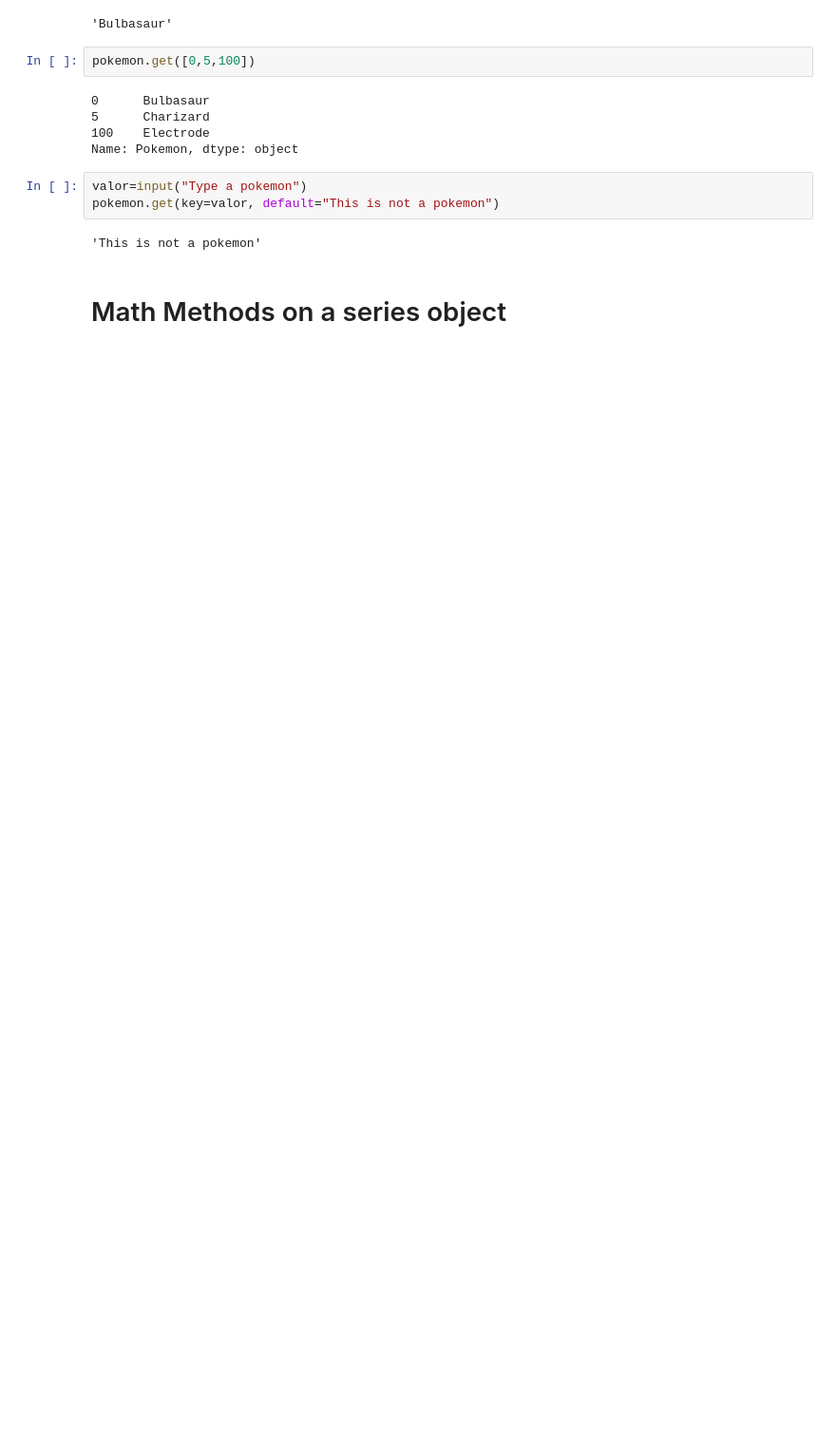
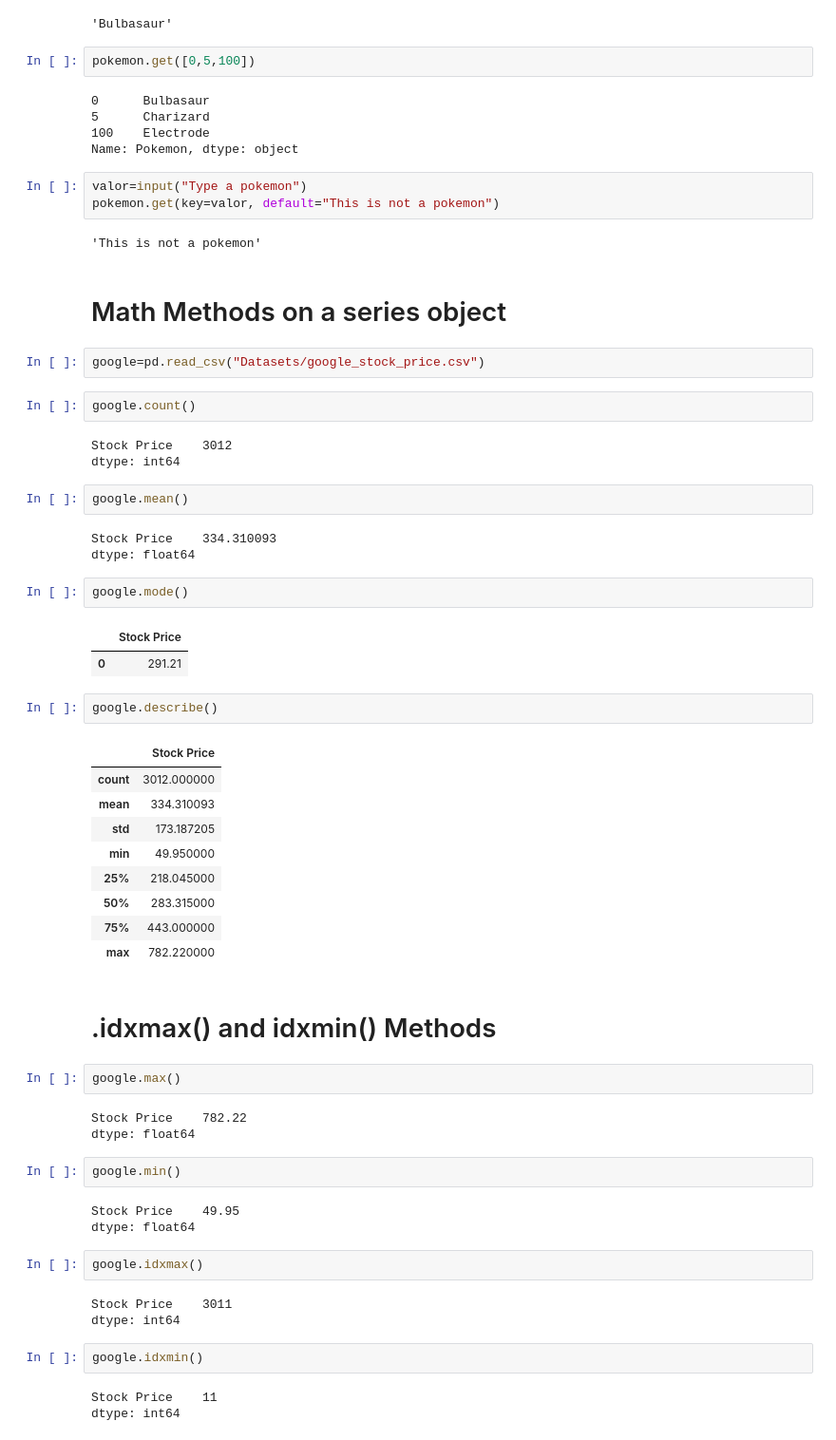
Before and after one commit to Carloss-Angulo/Ciencia-De-Datos-2026, a Jupyter notebook: Evidencias/Modulo 2/Series.ipynb, the cells around one changed output. Shown at 95% size. Cells and saved outputs as stored; diff of their text form; blank space fills up the shorter version.

```diff
--- a/Apuntes de clase/Modulo 2/Series.ipynb
+++ b/Evidencias/Modulo 2/Series.ipynb
@@ -578,3 +578,54 @@ pokemon.get(key=valor, default="This is not a pokemon")
 'This is not a pokemon'
 # %% [markdown]
 # Math Methods on a series object
+# %%
+google=pd.read_csv("Datasets/google_stock_price.csv")
+# %%
+google.count()
+# %% [output]
+Stock Price    3012
+dtype: int64
+# %%
+google.mean()
+# %% [output]
+Stock Price    334.310093
+dtype: float64
+# %%
+google.mode()
+# %% [output]
+|  | Stock Price |
+| 0 | 291.21 |
+# %%
+google.describe()
+# %% [output]
+|  | Stock Price |
+| count | 3012.000000 |
+| mean | 334.310093 |
+| std | 173.187205 |
+| min | 49.950000 |
+| 25% | 218.045000 |
+| 50% | 283.315000 |
+| 75% | 443.000000 |
+| max | 782.220000 |
+# %% [markdown]
+# .idxmax() and idxmin() Methods
+# %%
+google.max()
+# %% [output]
+Stock Price    782.22
+dtype: float64
+# %%
+google.min()
+# %% [output]
+Stock Price    49.95
+dtype: float64
+# %%
+google.idxmax()
+# %% [output]
+Stock Price    3011
+dtype: int64
+# %%
+google.idxmin()
+# %% [output]
+Stock Price    11
+dtype: int64
```
Also changed, not shown: parts of 17 cells of this notebook, 31 other files.
